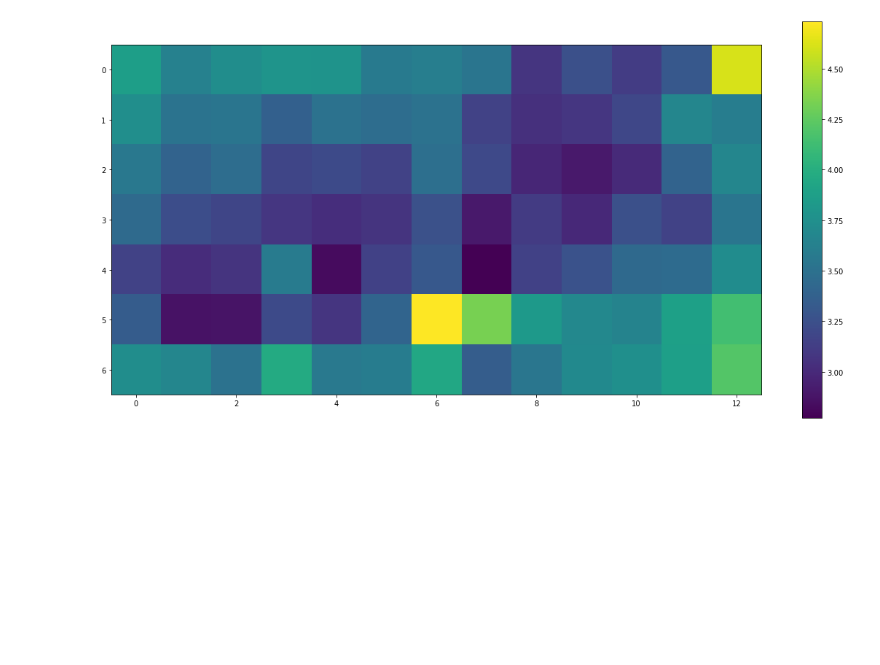
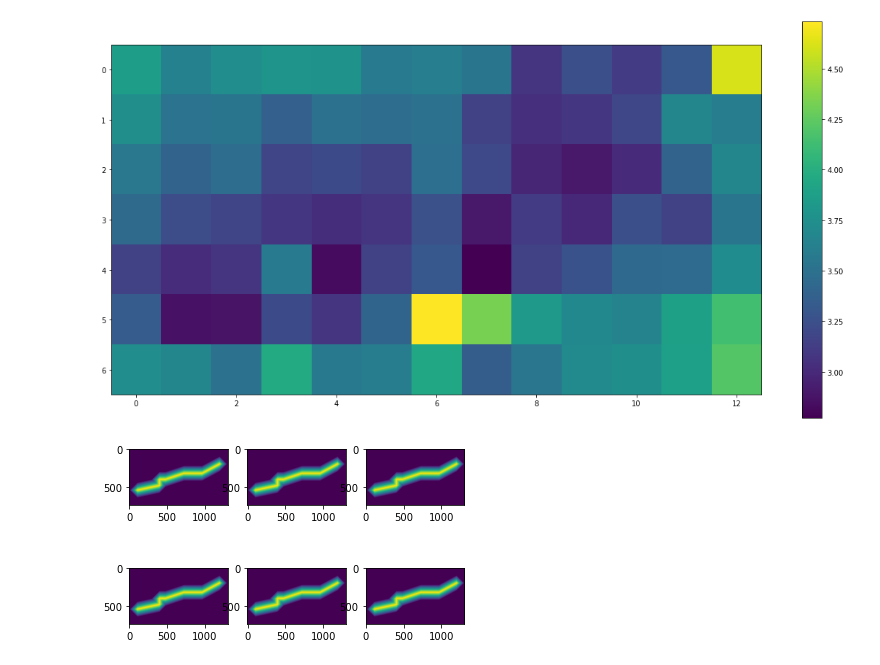
Before and after one commit to NinaWie/PowerPlanner, a Jupyter notebook: notebooks/scale_pipeline.ipynb, the cells around one changed output. Drawn from its saved outputs; the diff is of its cells as text; code cells hidden in the pictures; blank space fills up the shorter version.

```diff
--- a/notebooks/scale_pipeline.ipynb
+++ b/notebooks/scale_pipeline.ipynb
@@ -1102,0 +1128,7 @@ plt.show()
+# %%
+for i in range(6):
+    plt.subplot(2,3,(i+1))
+    plt.imshow(all_corrs[0])
+plt.show()
+# %% [output]
+[figure, added]
```
Also changed, not shown: parts of 1 cell of this notebook, 5 other files.
